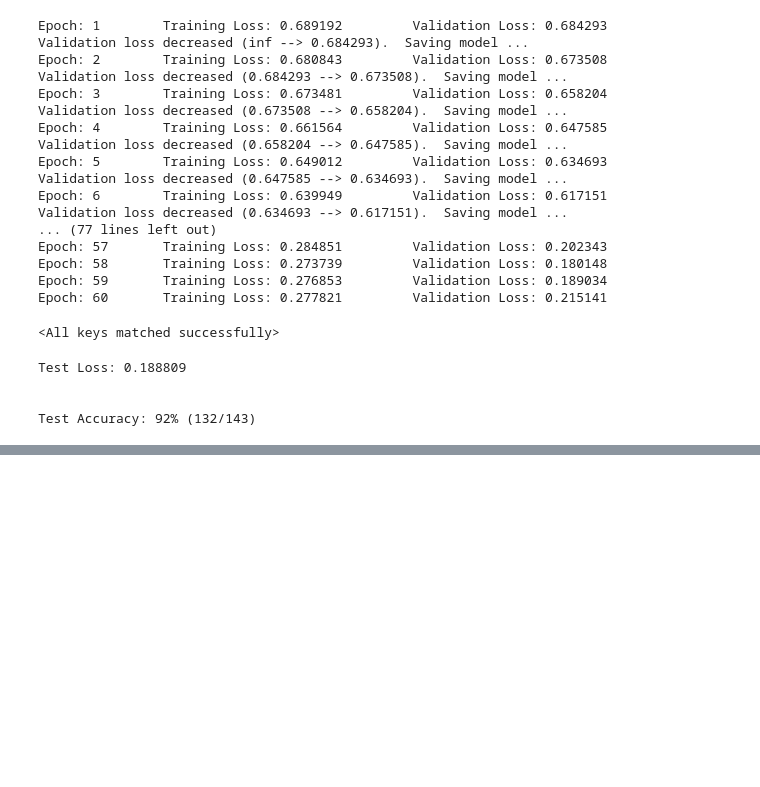
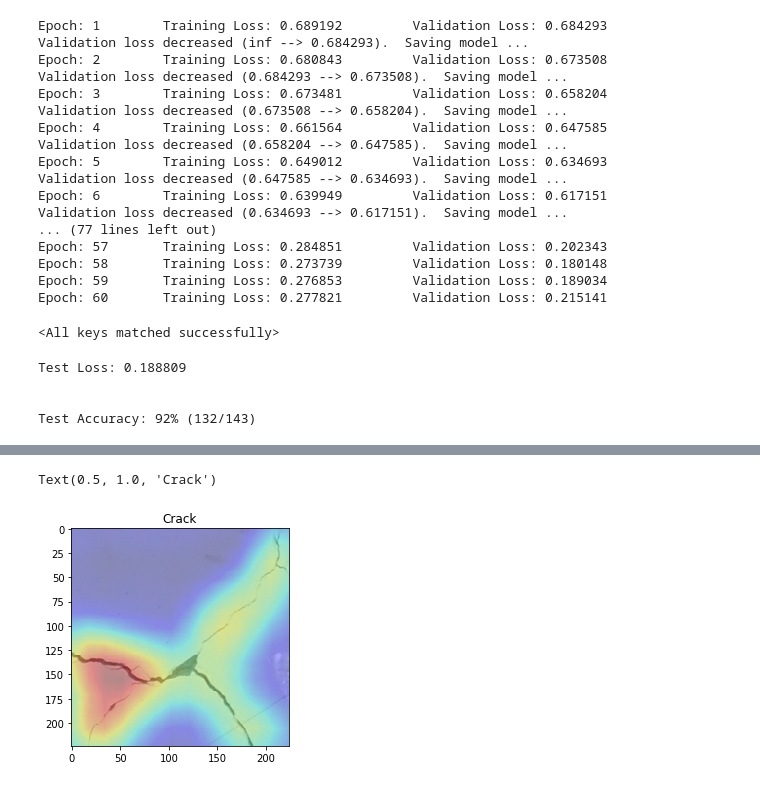
Before and after one commit to Tamim-MR14/Anomally_Detection_Partially_Finetuning_VGG19_PyTorch, a Jupyter notebook: Anomaly_Detection_Pretrained_model_PyTorch.ipynb, the cells around one changed output, grey strips where cells are left out. Drawn from its saved outputs; the diff is of its cells as text; code cells hidden in the pictures; blank space fills up the shorter version.

```diff
--- a/Anomaly_Detection_Pretrained_model_PyTorch.ipynb
+++ b/Anomaly_Detection_Pretrained_model_PyTorch.ipynb
@@ -430,0 +559,18 @@ Test Accuracy: 92% (132/143)
+# %%
+last_conv_features = np.transpose(last_conv_features, (1, 2, 0))
+# %%
+img = invTrans(img)  # unnormalize
+img = np.transpose(img.cpu().numpy(), (1, 2, 0))
+# %%
+h = int(img.shape[0]/last_conv_features.shape[0])
+w = int(img.shape[1]/last_conv_features.shape[1])
+# %%
+activation_maps = sp.ndimage.zoom(last_conv_features, (h, w, 1), order=1)
+out = np.dot(activation_maps.reshape((img.shape[0]*img.shape[1], 512)), class_weights).reshape(img.shape[0],img.shape[1])
+# %%
+plt.imshow(img.astype('float32').reshape(img.shape[0],img.shape[1],3))
+plt.imshow(out, cmap='jet', alpha=0.35)
+plt.title('Crack' if pred_class == 0 else 'No Crack')
+# %% [output]
+Text(0.5, 1.0, 'Crack')
+[figure, added]
```
Also changed, not shown: parts of 13 cells of this notebook.
